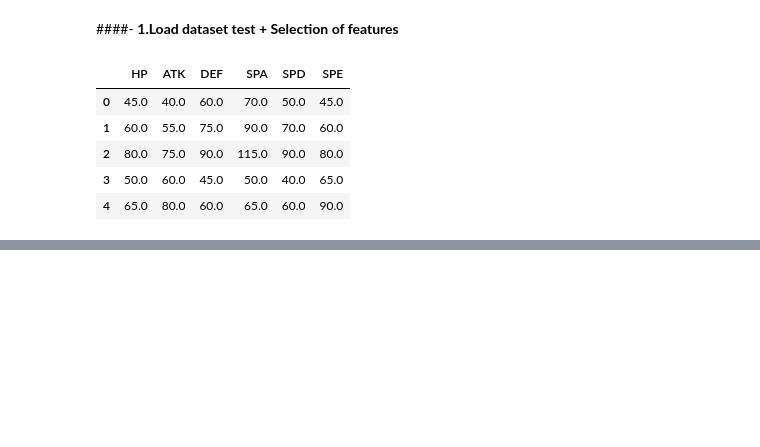
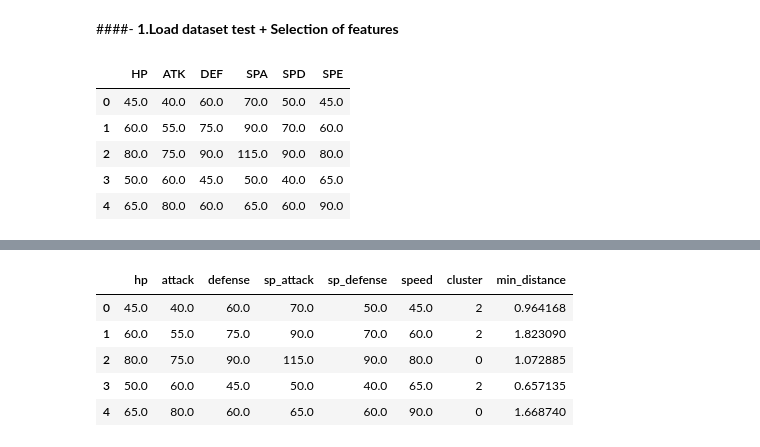
Before and after one commit to NathanaelLUCETTE/projet_ML, a Jupyter notebook: pokemon_clustering_project.ipynb, the cells around one changed output, grey strips where cells are left out. Saved outputs shown, nothing was run; the diff lists cells and outputs as text; code cells hidden in the pictures; blank space fills up the shorter version.

```diff
--- a/pokemon_clustering_project.ipynb
+++ b/pokemon_clustering_project.ipynb
@@ -856,0 +884,19 @@ df_stats_test.head()
+# %%
+##Presentation Dataframe
+import pandas as pd
+import numpy as np
+
+# DataFrame of the results
+results = df_stats_test.copy()
+results["cluster"] = new_labels
+
+# Distance to the nearest centroid
+results["min_distance"] = distances.min(axis=1)
+results.head()
+# %% [output]
+|  | hp | attack | defense | sp_attack | sp_defense | speed | cluster | min_distance |
+| 0 | 45.0 | 40.0 | 60.0 | 70.0 | 50.0 | 45.0 | 2 | 0.964168 |
+| 1 | 60.0 | 55.0 | 75.0 | 90.0 | 70.0 | 60.0 | 2 | 1.823090 |
+| 2 | 80.0 | 75.0 | 90.0 | 115.0 | 90.0 | 80.0 | 0 | 1.072885 |
+| 3 | 50.0 | 60.0 | 45.0 | 50.0 | 40.0 | 65.0 | 2 | 0.657135 |
+| 4 | 65.0 | 80.0 | 60.0 | 65.0 | 60.0 | 90.0 | 0 | 1.668740 |
```
Also changed, not shown: parts of 27 cells of this notebook.
